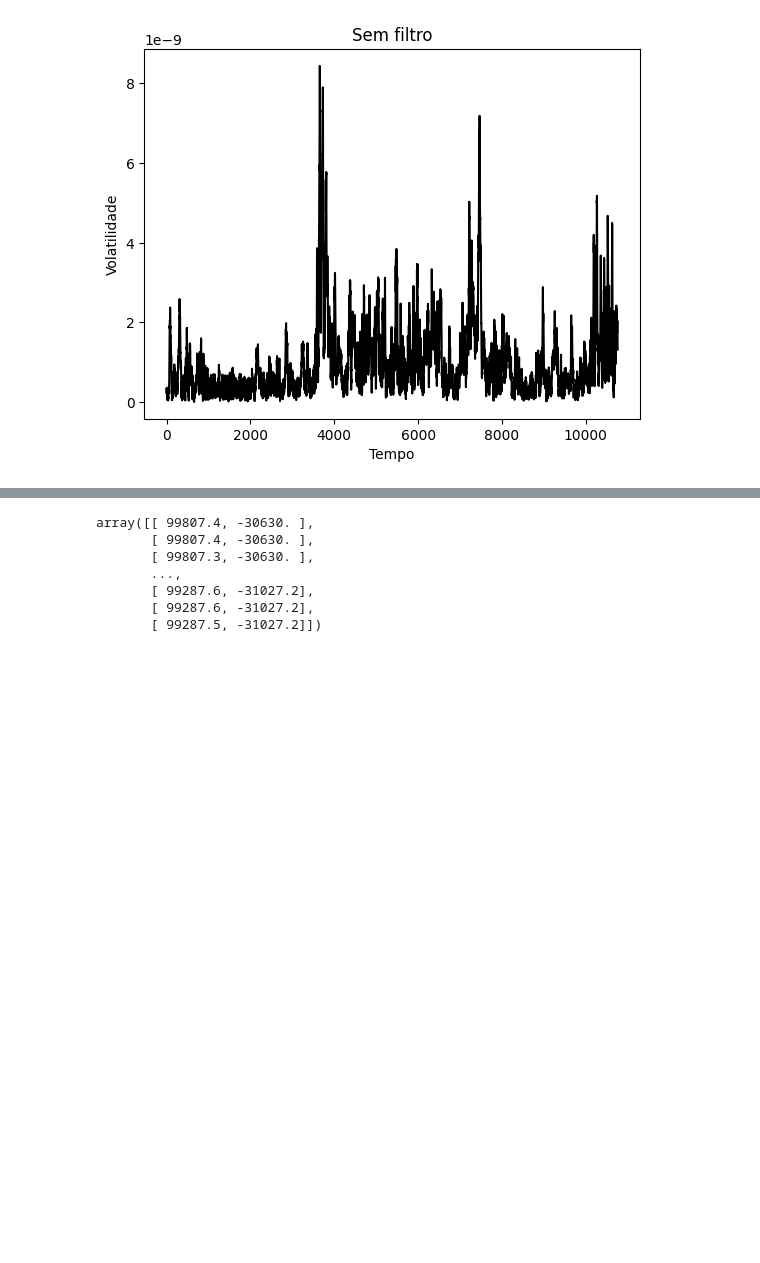
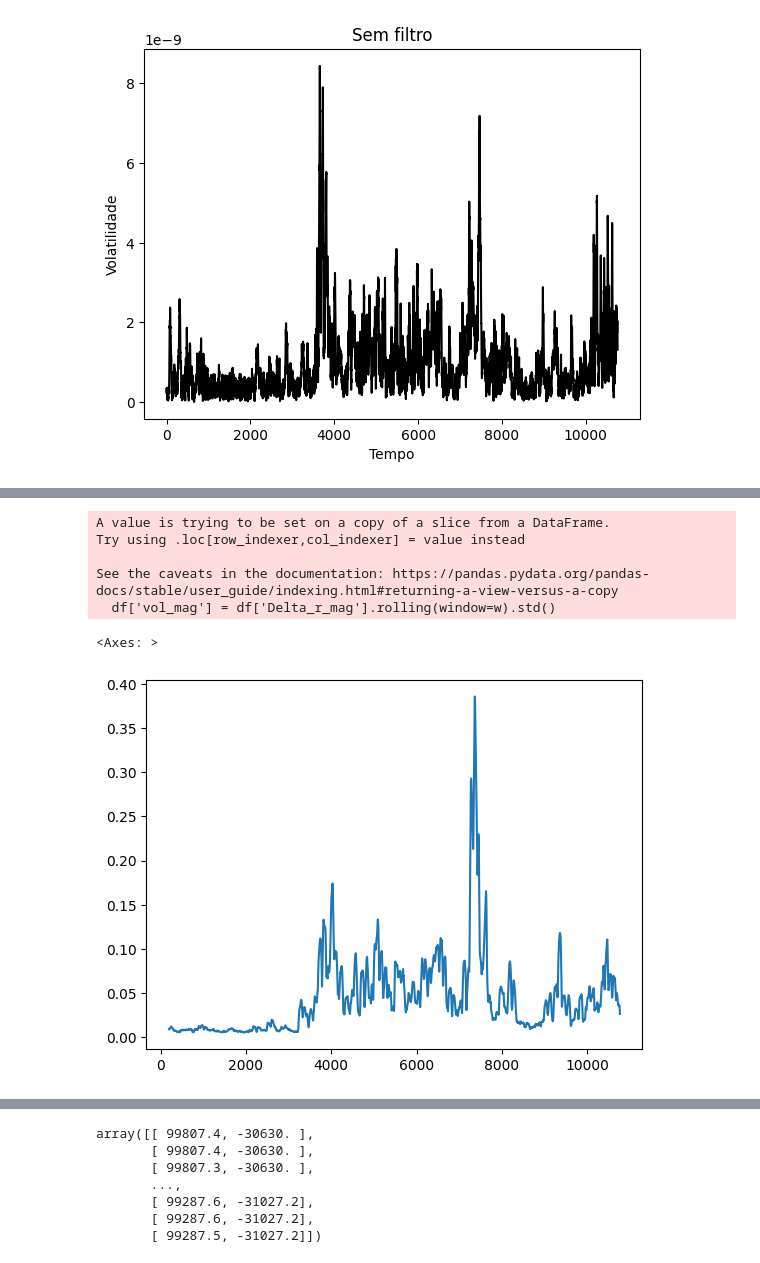
Before and after one commit to vilelabruno/COSMIC, a Jupyter notebook: index.ipynb, the cells around one changed output, grey strips where cells are left out. Saved outputs shown, nothing was run; the diff lists cells and outputs as text; code cells hidden in the pictures; blank space fills up the shorter version.

```diff
--- a/index.ipynb
+++ b/index.ipynb
@@ -155,0 +347,41 @@ plt.show()
+# %%
+
+def calculate_magnetic_volatility(df, B, tau=50, w=50):
+    """
+    Calcular a volatilidade magnética.
+
+    Parâmetros:
+    df (pandas.DataFrame): DataFrame contendo os dados.
+    B (str): Nome da coluna contendo o campo magnético.
+    tau (int, opcional): Valor a ser usado para τ.
+    w (int, opcional): Tamanho da janela para calcular a volatilidade magnética.
+
+    Retorna:
+    vol_mag (pandas.Series): Volatilidade magnética calculada.
+    """
+
+    # Calcular r_mag(t)
+    #df['r_mag'] = np.log(df[B].abs())
+
+    # Calcular Delta_r_mag(t)
+    #df['Delta_r_mag'] = df['r_mag'].shift(periods=tau) - df['r_mag']
+
+    df['Delta_r_mag'] = np.log(df[B].shift(periods=tau) / df[B])
+    # Dropout do NaN produzidos pelo shiftment
+    df = df.dropna()
+
+    # Calcular vol_mag(t)
+    df['vol_mag'] = df['Delta_r_mag'].rolling(window=w).std()
+
+    return df['vol_mag']
+
+volat = calculate_magnetic_volatility(pd.DataFrame(yy, columns=["mag"]), "mag", 100, 100)
+volat.plot()
+# %% [output]
+A value is trying to be set on a copy of a slice from a DataFrame.
+Try using .loc[row_indexer,col_indexer] = value instead
+
+See the caveats in the documentation: https://pandas.pydata.org/pandas-docs/stable/user_guide/indexing.html#returning-a-view-versus-a-copy
+  df['vol_mag'] = df['Delta_r_mag'].rolling(window=w).std()
+<Axes: >
+[figure, added]
```
Also changed, not shown: parts of 13 cells of this notebook.
